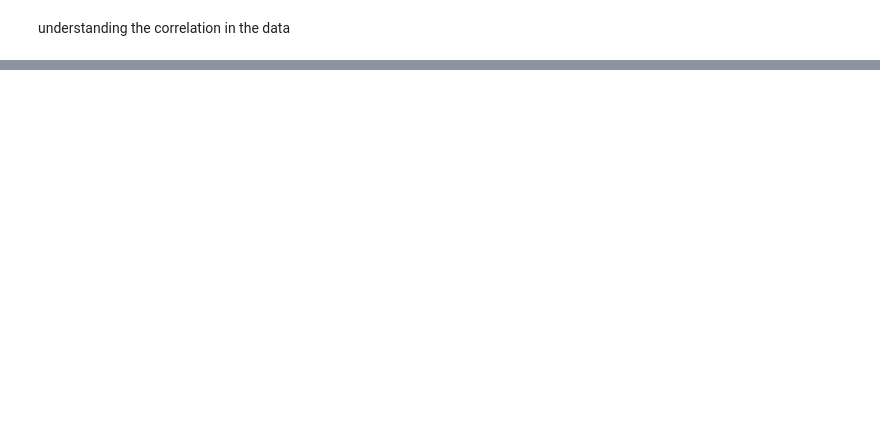
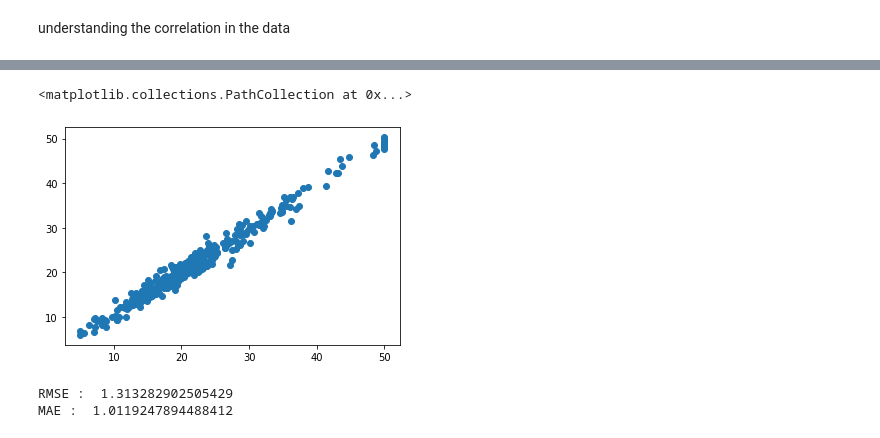
Before and after one commit to umarpir/HousePricePredictor, a Jupyter notebook: House_price_valuation.ipynb, the cells around one changed output, grey strips where cells are left out. Drawn from its saved outputs; the diff is of its cells as text; code cells hidden in the pictures; blank space fills up the shorter version.

```diff
--- a/House_price_valuation.ipynb
+++ b/House_price_valuation.ipynb
@@ -121,0 +141,2 @@ Name: Price Paid, Length: 131936, dtype: int64
+# %%
+X_train, X_test, Y_train,Y_test = train_test_split(X, Y, test_size= 0.2,random_state= 45)
@@ -121,0 +168,6 @@ Name: Price Paid, Length: 131936, dtype: int64
+# %%
+#load the model
+model = XGBRegressor()
+# %%
+#TRAIN THE MODEL WITH x TRAIN
+model.fit(X_train, Y_train)
@@ -121,0 +177,3 @@ Name: Price Paid, Length: 131936, dtype: int64
+# %%
+# accuracy
+training_data_prediction = model.predict(X_train)
@@ -121,0 +200,20 @@ Name: Price Paid, Length: 131936, dtype: int64
+# %%
+plt.scatter(Y_train,training_data_prediction)
+plt.xlabel("Actual Prices")
+plt.ylabel("Predicted prices")
+plt.title("Actual vs Predicted prices")
+# %% [output]
+<matplotlib.collections.PathCollection at 0x...>
+[figure, added]
+# %%
+#RMSE
+score1 = sqrt(metrics.mean_squared_error(Y_train,training_data_prediction))
+
+#mean Absolute error
+score2 = metrics.mean_absolute_error(Y_train,training_data_prediction)
+
+print("RMSE : " , score1)
+print("MAE : " , score2)
+# %% [output]
+RMSE :  1.313282902505429
+MAE :  1.0119247894488412
```
Also changed, not shown: parts of 21 cells of this notebook.
